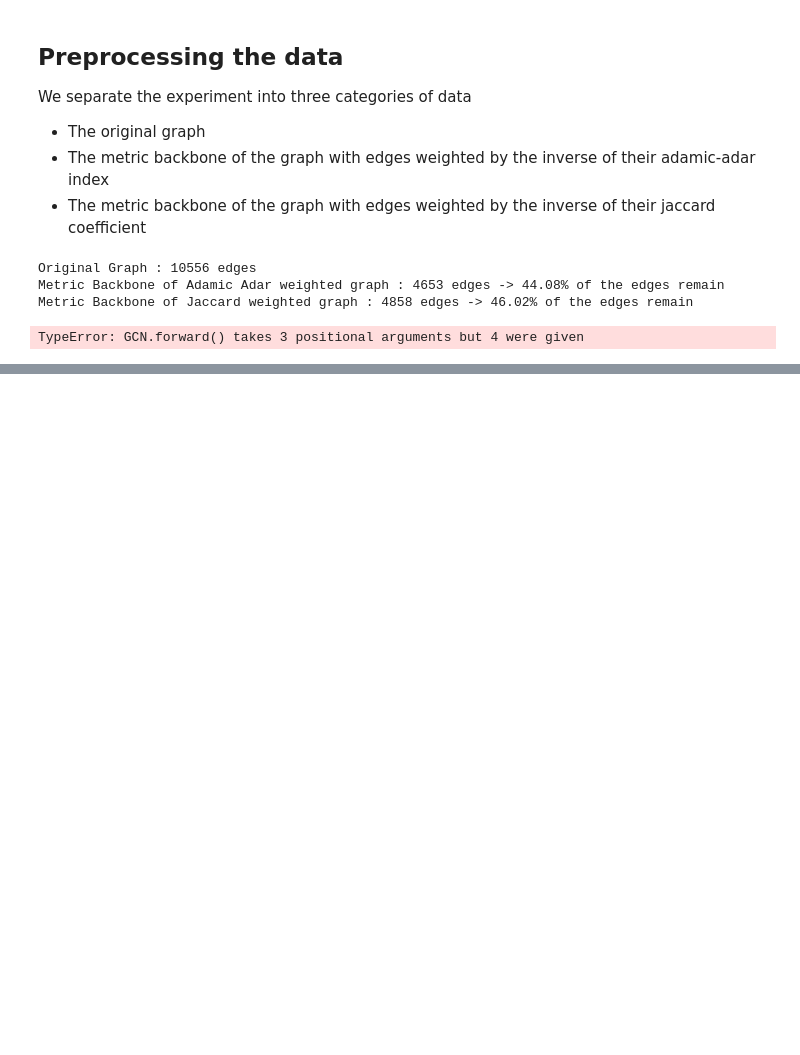
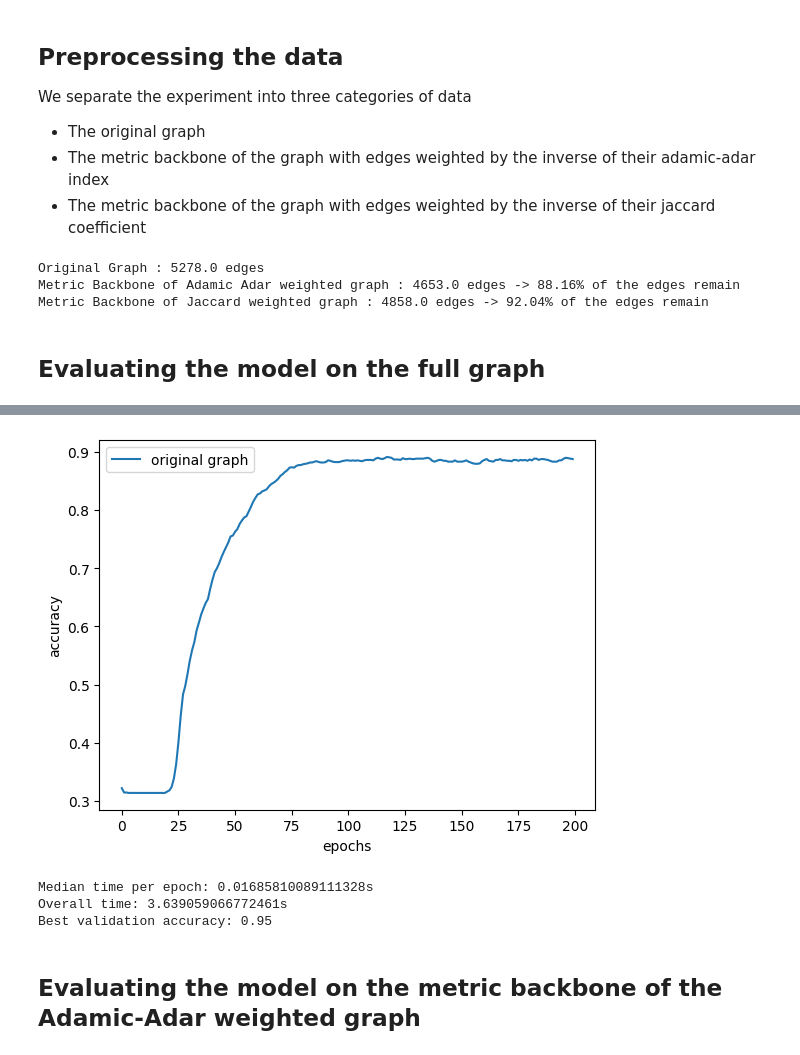
Before and after one commit to YofiY/SparseGCN, a Jupyter notebook: notebooks/cora.ipynb, the cells around one changed output, grey strips where cells are left out. Saved outputs shown, nothing was run; the diff lists cells and outputs as text; code cells hidden in the pictures; blank space fills up the shorter version.

```diff
--- a/notebooks/cora.ipynb
+++ b/notebooks/cora.ipynb
@@ -67,42 +75,53 @@ We separate the experiment into three categories of data
 - The metric backbone of the graph with edges weighted by the inverse of their adamic-adar index
 - The metric backbone of the graph with edges weighted by the inverse of their jaccard coefficient
 # %%
+from torch_geometric.transforms import RemoveDuplicatedEdges
 
 G = to_networkx(data, to_undirected=True, node_attrs=data.node_attrs())
 J = add_weights_to_edges(G, method='jaccard')
 AA = add_weights_to_edges(G, method='adamic_adar')
 
 #Using rust to compute the metric backbone
-AA_mb = nx.from_numpy_array(mb_sparsify(nx.to_numpy_array(AA)))
-J_mb = nx.from_numpy_array(mb_sparsify(nx.to_numpy_array(J)))
+AA_mb = mb_sparsify(nx.to_numpy_array(AA))
+J_mb = mb_sparsify(nx.to_numpy_array(J))
 
-print(f'Original Graph : {data.num_edges} edges')
-print(f'Metric Backbone of Adamic Adar weighted graph : {AA_mb.number_of_edges()} edges -> {AA_mb.number_of_edges()/data.num_edges*100:.2f}% of the edges remain')
-print(f'Metric Backbone of Jaccard weighted graph : {J_mb.number_of_edges()} edges -> {J_mb.number_of_edges()/data.num_edges*100:.2f}% of the edges remain')
+dataG = data.to(device)
+data_AdamicAdar_mb = Data(x = torch.tensor(dataG.x, dtype=torch.float32), edge_index=get_edge_idx_from_adj_matrix(AA_mb), y=data.y).to(device)
+data_Jaccard_mb = Data(x = torch.tensor(dataG.x, dtype=torch.float32), edge_index=get_edge_idx_from_adj_matrix(J_mb), y=data.y).to(device)
 
-data_AdamicAdar_mb = from_networkx(AA_mb)
-data_Jaccard_mb = from_networkx(J_mb)
-dataG = data
+print(f'Original Graph : {dataG.num_edges/2} edges')
+print(f'Metric Backbone of Adamic Adar weighted graph : {data_AdamicAdar_mb.num_edges/2} edges -> {data_AdamicAdar_mb.num_edges/dataG.num_edges*100:.2f}% of the edges remain')
+print(f'Metric Backbone of Jaccard weighted graph : {data_Jaccard_mb.num_edges/2} edges -> {data_Jaccard_mb.num_edges/dataG.num_edges*100:.2f}% of the edges remain')
 # %% [output]
-Original Graph : 10556 edges
-Metric Backbone of Adamic Adar weighted graph : 4653 edges -> 44.08% of the edges remain
-Metric Backbone of Jaccard weighted graph : 4858 edges -> 46.02% of the edges remain
+Original Graph : 5278.0 edges
+Metric Backbone of Adamic Adar weighted graph : 4653.0 edges -> 88.16% of the edges remain
+Metric Backbone of Jaccard weighted graph : 4858.0 edges -> 92.04% of the edges remain
-# %%
-train_mask, test_mask = generate_train_and_test_mask(data.num_nodes)
-G_losses = []
-G_accuracy = []
-EPOCHS = range(100)
-
-fg_model = GCN(dataG, hidden_channels=16, num_classes=dataset.num_classes)
-fg_criterion = torch.nn.CrossEntropyLoss()  # Define loss criterion.
-fg_optimizer = torch.optim.Adam(fg_model.parameters(), lr=0.01)  # Define optimizer.
-eval_model()
-
-plt.legend()
-plt.show()
-
-# print(f'{G_losses[0]} -> {G_losses[-1]}')
-# print(f'{AA_losses[0]} -> {AA_losses[-1]}')
-og_test_acc = test(dataG)
-# %% [output]
-TypeError: GCN.forward() takes 3 positional arguments but 4 were given
+# %%
+data_AdamicAdar_mb = transform_to_device(data_AdamicAdar_mb)
+data_Jaccard_mb = transform_to_device(data_Jaccard_mb)
+dataG = transform_to_device(dataG)
+train_mask, test_mask = generate_train_and_test_mask(data.num_nodes)
+train_mask, test_mask = generate_train_and_test_mask(data.num_nodes)
+num_features = data.num_features
+num_classes = dataset.num_classes
+# %% [markdown]
+## Evaluating the model on the full graph
+# %%
+N_EPOCHS = 200
+
+fg_model = GCN(num_features, 16, num_classes).to(device)
+fg_criterion = torch.nn.CrossEntropyLoss()  # Define loss criterion.
+fg_optimizer = torch.optim.Adam(fg_model.parameters(), lr=0.01)  # Define optimizer.
+fg_best_val_acc, fg_accs, fg_median_time_per_epoch, fg_overall_time = eval_model(fg_model, dataG, train_mask, test_mask, fg_optimizer,N_EPOCHS)
+fig, ax = plt.subplots()
+
+ax.plot(range(len(fg_accs)), fg_accs, label='original graph')
+plt.ylabel('accuracy')
+plt.xlabel('epochs')
+plt.legend()
+plt.show()
+
+print(f"Median time per epoch: {fg_median_time_per_epoch}s")
+print(f"Overall time: {fg_overall_time}s")
+print(f"Best validation accuracy: {fg_best_val_acc:.2f}")
+# %% [output]
@@ -108,0 +145,6 @@ TypeError: GCN.forward() takes 3 positional arguments but 4 were given
+[figure, added]
+Median time per epoch: 0.01685810089111328s
+Overall time: 3.639059066772461s
+Best validation accuracy: 0.95
+# %% [markdown]
+## Evaluating the model on the metric backbone of the Adamic-Adar weighted graph
```
Also changed, not shown: parts of 10 cells of this notebook, 1 other file.
